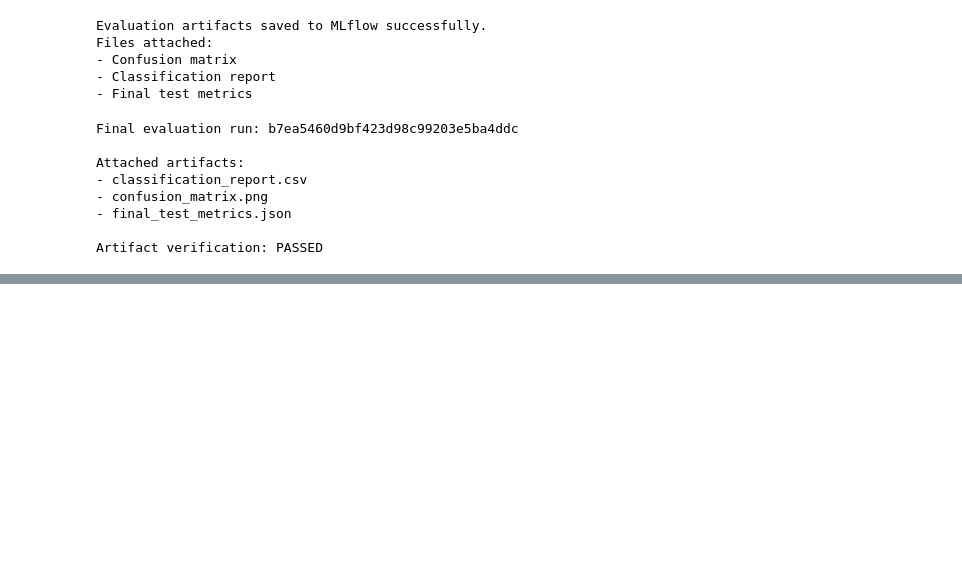
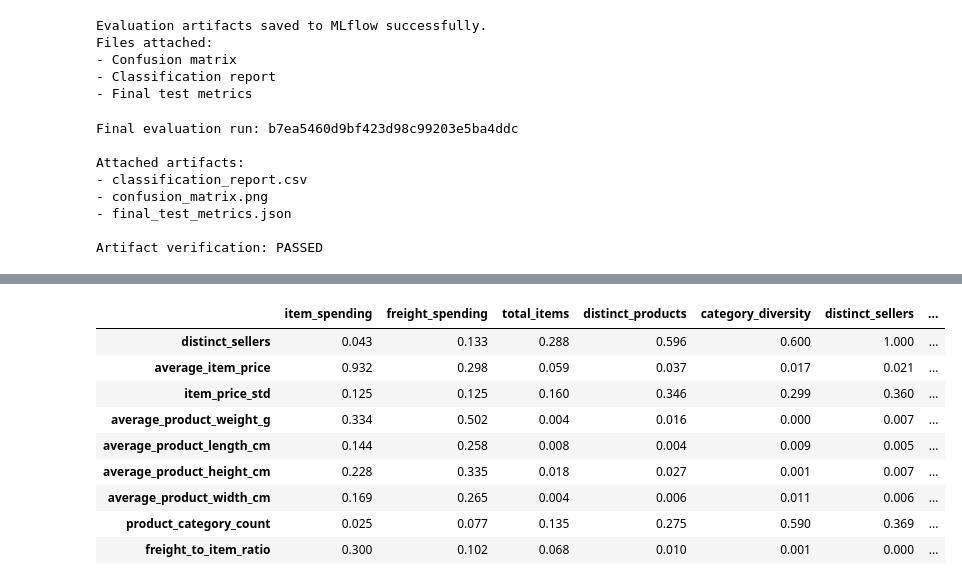
Before and after one commit to Opeheh1/olist-customer-segmentation, a Jupyter notebook: notebooks/model_development.ipynb, the cells around one changed output, grey strips where cells are left out. Drawn from its saved outputs; the diff is of its cells as text; code cells hidden in the pictures; blank space fills up the shorter version.

```diff
--- a/notebooks/model_development.ipynb
+++ b/notebooks/model_development.ipynb
@@ -3774,0 +5825,57 @@ Artifact verification: PASSED
+# %%
+# Examine correlations between the new engineered features and existing
+# numerical predictors. This helps identify redundant features before modelling.
+
+# List the newly engineered numerical features.
+new_numeric_features = [
+    "distinct_sellers",
+    "average_item_price",
+    "item_price_std",
+    "average_product_weight_g",
+    "average_product_length_cm",
+    "average_product_height_cm",
+    "average_product_width_cm",
+    "product_category_count",
+    "freight_to_item_ratio"
+]
+
+# Select existing and newly engineered numerical predictors.
+existing_numeric_features = [
+    "item_spending",
+    "freight_spending",
+    "total_items",
+    "distinct_products",
+    "category_diversity"
+]
+
+features_for_correlation = (
+    existing_numeric_features + new_numeric_features
+)
+
+# Calculate absolute Pearson correlations between the selected features.
+correlation_matrix = model_df_enhanced[
+    features_for_correlation
+].corr().abs()
+
+# Extract correlations involving at least one newly engineered feature.
+new_feature_correlations = correlation_matrix.loc[
+    new_numeric_features,
+    existing_numeric_features + new_numeric_features
+]
+
+# Display the strongest relationships first.
+display(
+    new_feature_correlations
+    .round(3)
+)
+# %% [output]
+|  | item_spending | freight_spending | total_items | distinct_products | category_diversity | distinct_sellers | ... |
+| distinct_sellers | 0.043 | 0.133 | 0.288 | 0.596 | 0.600 | 1.000 | ... |
+| average_item_price | 0.932 | 0.298 | 0.059 | 0.037 | 0.017 | 0.021 | ... |
+| item_price_std | 0.125 | 0.125 | 0.160 | 0.346 | 0.299 | 0.360 | ... |
+| average_product_weight_g | 0.334 | 0.502 | 0.004 | 0.016 | 0.000 | 0.007 | ... |
+| average_product_length_cm | 0.144 | 0.258 | 0.008 | 0.004 | 0.009 | 0.005 | ... |
+| average_product_height_cm | 0.228 | 0.335 | 0.018 | 0.027 | 0.001 | 0.007 | ... |
+| average_product_width_cm | 0.169 | 0.265 | 0.004 | 0.006 | 0.011 | 0.006 | ... |
+| product_category_count | 0.025 | 0.077 | 0.135 | 0.275 | 0.590 | 0.369 | ... |
+| freight_to_item_ratio | 0.300 | 0.102 | 0.068 | 0.010 | 0.001 | 0.000 | ... |
```
Also changed, not shown: parts of 58 cells of this notebook.
